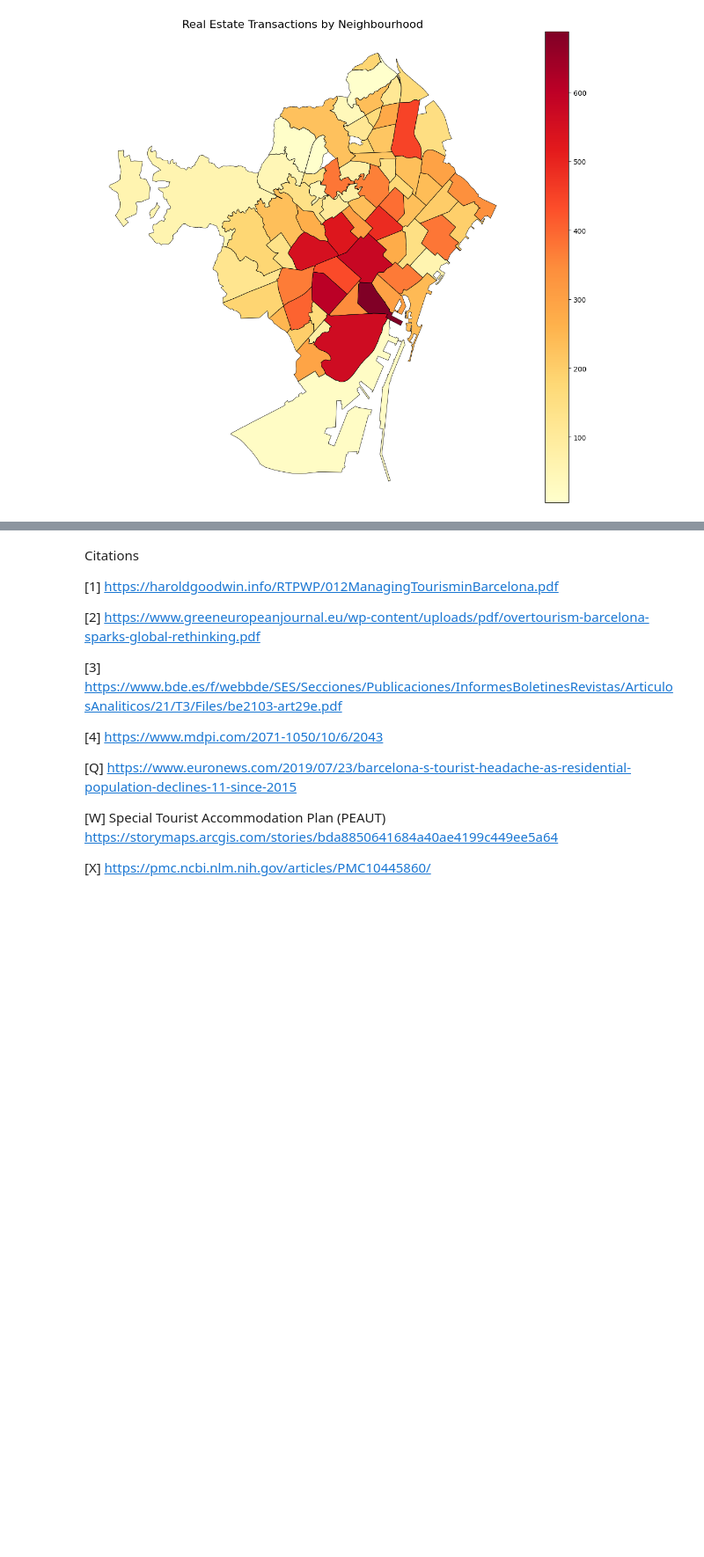
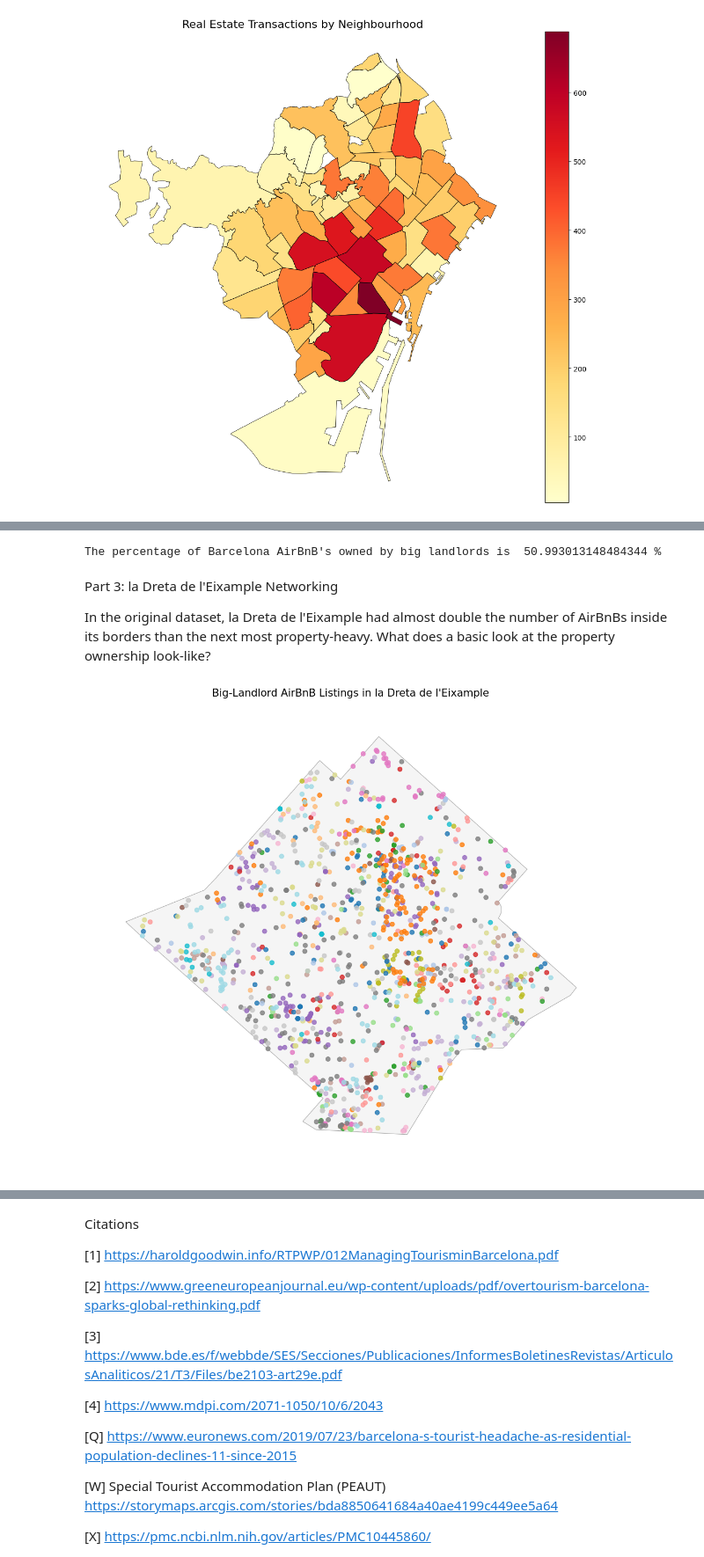
Before and after one commit to ganon-evans-capp/ds-20195-GE-final-project, a Jupyter notebook: Data_and_the_State_Final_Project_GE.ipynb, the cells around one changed output, grey strips where cells are left out. Shown at 88% size. Drawn from its saved outputs; the diff is of its cells as text; code cells hidden in the pictures; blank space fills up the shorter version.

Commit message:
Starting Part 3, need to edit Part 1 and 2

```diff
--- a/Data_and_the_State_Final_Project_GE.ipynb
+++ b/Data_and_the_State_Final_Project_GE.ipynb
@@ -117,0 +310,53 @@ Can maybe transition this to a measure of density? Find some other way to scale
+# %%
+big_landlords_gdf = airbnb_gdf.loc[airbnb_gdf["calculated_host_listings_count"] >= 9]
+
+print ("The percentage of Barcelona AirBnB's owned by big landlords is ", len(big_landlords_gdf)/len(airbnb_gdf)*100, "%")
+# %% [output]
+The percentage of Barcelona AirBnB's owned by big landlords is  50.993013148484344 %
+# %% [markdown]
+Part 3: la Dreta de l'Eixample Networking
+
+In the original dataset, la Dreta de l'Eixample had almost double the number of AirBnBs inside its borders than the next most property-heavy. What does a basic look at the property ownership look-like?
+# %%
+dreta_gdf = big_landlords_gdf.loc[big_landlords_gdf["neighbourhood"] == "la Dreta de l'Eixample"]
+
+# Join listings by host: one row per host, with a listing count
+dreta_hosts = (
+    dreta_gdf
+    .dissolve(by="host_id", aggfunc={"host_name": "first"})
+    .reset_index()
+)
+dreta_hosts["listings_in_dreta"] = (
+    dreta_gdf.groupby("host_id").size().values
+)
+
+dreta_poly = barcelona_map.loc[barcelona_map["neighbourhood"] == "la Dreta de l'Eixample"]
+
+fig, ax = plt.subplots(1, 1, figsize=(11, 10))
+
+dreta_poly.plot(ax=ax, color="whitesmoke",
+                edgecolor="darkgrey", linewidth=0.8)
+
+# One marker per listing, colored by host
+dreta_gdf.plot(
+    ax=ax,
+    column="host_id",
+    categorical=True,
+    cmap="tab20",
+    markersize=40,
+    alpha=0.8,
+    legend=False,
+)
+
+minx, miny, maxx, maxy = dreta_poly.total_bounds
+margin = 0.08 * max(maxx - minx, maxy - miny)
+ax.set_xlim(minx - margin, maxx + margin)
+ax.set_ylim(miny - margin, maxy + margin)
+
+ax.set_title(f"Big-Landlord AirBnB Listings in la Dreta de l'Eixample",
+             fontsize=15)
+ax.axis("off")
+plt.tight_layout()
+plt.show()
+# %% [output]
+[figure, added]
```
Also changed, not shown: parts of 27 cells of this notebook.
